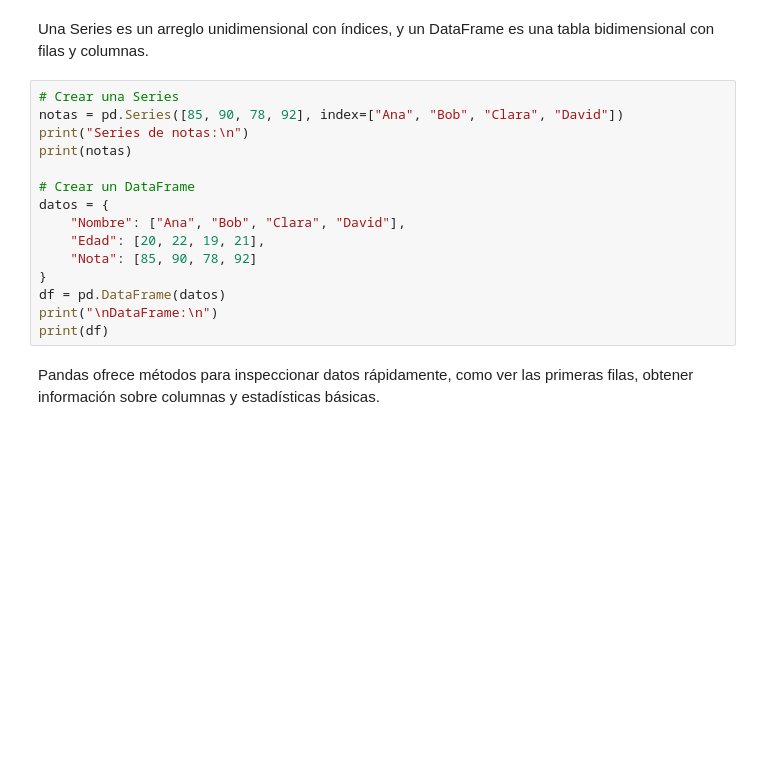
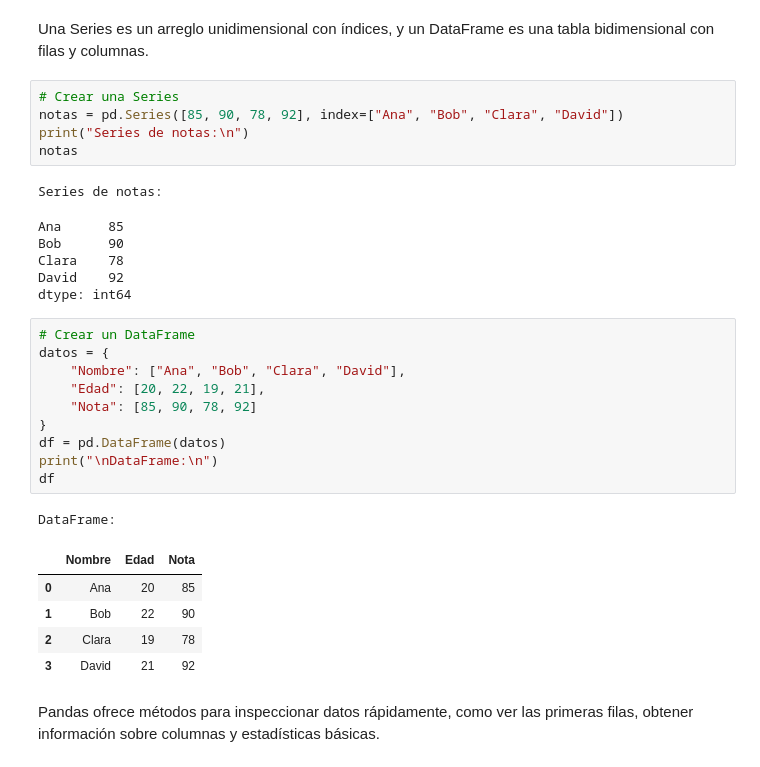
Before and after one commit to joaquinseguraellis/ProgrammingWithAI, a Jupyter notebook: notebooks/3 - Librerias de Python.ipynb, the cells around one changed output. Cells and saved outputs as stored; diff of their text form; blank space fills up the shorter version.

```diff
--- a/notebooks/3 - Librerias de Python.ipynb
+++ b/notebooks/3 - Librerias de Python.ipynb
@@ -228,17 +290,31 @@ Una Series es un arreglo unidimensional con índices, y un DataFrame es una tabl
 # Crear una Series
 notas = pd.Series([85, 90, 78, 92], index=["Ana", "Bob", "Clara", "David"])
 print("Series de notas:\n")
-print(notas)
-
-# Crear un DataFrame
-datos = {
-    "Nombre": ["Ana", "Bob", "Clara", "David"],
-    "Edad": [20, 22, 19, 21],
-    "Nota": [85, 90, 78, 92]
-}
-df = pd.DataFrame(datos)
-print("\nDataFrame:\n")
-print(df)
+notas
+# %% [output]
+Series de notas:
+Ana      85
+Bob      90
+Clara    78
+David    92
+dtype: int64
+# %%
+# Crear un DataFrame
+datos = {
+    "Nombre": ["Ana", "Bob", "Clara", "David"],
+    "Edad": [20, 22, 19, 21],
+    "Nota": [85, 90, 78, 92]
+}
+df = pd.DataFrame(datos)
+print("\nDataFrame:\n")
+df
+# %% [output]
+DataFrame:
+|  | Nombre | Edad | Nota |
+| 0 | Ana | 20 | 85 |
+| 1 | Bob | 22 | 90 |
+| 2 | Clara | 19 | 78 |
+| 3 | David | 21 | 92 |
 # %% [markdown]
 Pandas ofrece métodos para inspeccionar datos rápidamente, como ver las primeras filas, obtener información sobre columnas y estadísticas básicas.
 # %%
```
Also changed, not shown: parts of 10 cells of this notebook, 11 other files.
